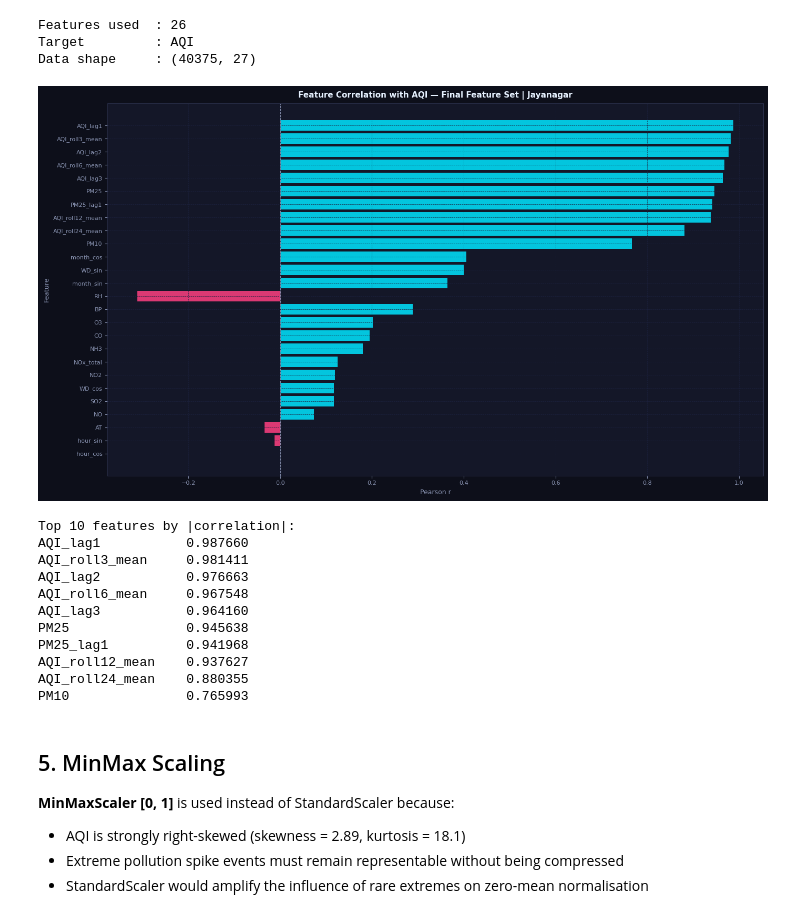
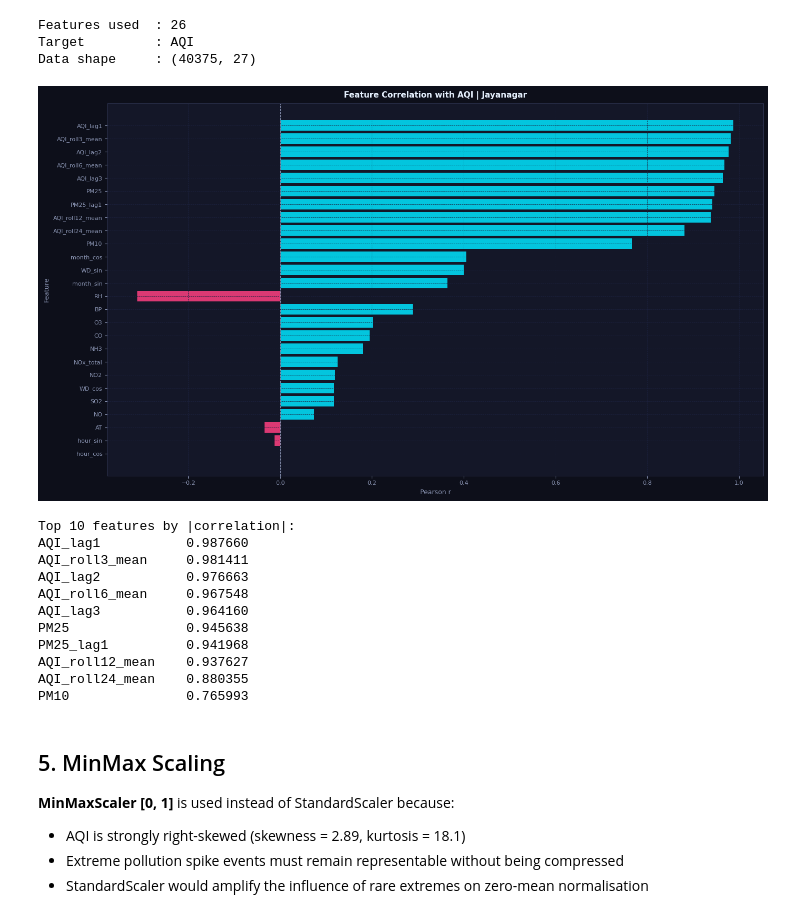
Before and after one commit to ashishota/aqi_project, a Jupyter notebook: LSTM/Jayanagar/Jayanagar_AQI_LSTM_GRU_Enhanced.ipynb, the cells around one changed output. Drawn from its saved outputs; the diff is of its cells as text; code cells hidden in the pictures.

Commit message:
soft_coded city names in  all notebooks

```diff
--- a/LSTM/Jayanagar/Jayanagar_AQI_LSTM_GRU_Enhanced.ipynb
+++ b/LSTM/Jayanagar/Jayanagar_AQI_LSTM_GRU_Enhanced.ipynb
@@ -120,7 +122,7 @@ TensorFlow version : 2.21.0
 # %% [markdown]
 ## 2. Load & Prepare Data
 # %%
-df = pd.read_csv(r'D:\AQI_Project_new\data\clean\Jayanagar_AQI_cleaned.csv', parse_dates=['Timestamp'])
+df = pd.read_csv(f'D:\\AQI_Project_new\\data\\clean\\{STATION_NAME.replace(" ", "")}_AQI_cleaned.csv', parse_dates=['Timestamp'])
 df = df.set_index('Timestamp').sort_index()
 
 print(f'Shape      : {df.shape}')
@@ -274,20 +276,20 @@ Data shape     : (40375, 27)
 # %%
 # ── Correlation bar chart with AQI ────────────────────────────────────────────
 corr_check = data.corr()[TARGET].drop(TARGET).sort_values(key=abs, ascending=False)
 
 fig, ax = plt.subplots(figsize=(14, 8), facecolor=DARK)
 colors_bar = [ACC1 if v >= 0 else ACC2 for v in corr_check.values]
 ax.barh(corr_check.index[::-1], corr_check.values[::-1],
         color=colors_bar[::-1], alpha=0.85)
 ax.axvline(0, color=MUTED, linewidth=0.8, linestyle='--')
-style_ax(ax, 'Feature Correlation with AQI — Final Feature Set | Jayanagar', 'Pearson r', 'Feature')
+style_ax(ax, f'Feature Correlation with AQI | {STATION_NAME}', 'Pearson r', 'Feature')
 plt.tight_layout()
-plt.savefig('images/feature_correlation_jayanagar.png', dpi=200, facecolor=DARK, bbox_inches='tight')
+plt.savefig(f'images/feature_correlation_{STATION_NAME.lower().replace(" ", "_")}.png', dpi=200, facecolor=DARK, bbox_inches='tight')
 plt.show()
 print('Top 10 features by |correlation|:')
 print(corr_check.abs().sort_values(ascending=False).head(10).to_string())
 # %% [output]
-[figure, old version]
+[figure, new version]
 Top 10 features by |correlation|:
 AQI_lag1           0.987660
 AQI_roll3_mean     0.981411
```
Also changed, not shown: parts of 8 cells of this notebook, 35 other files.
